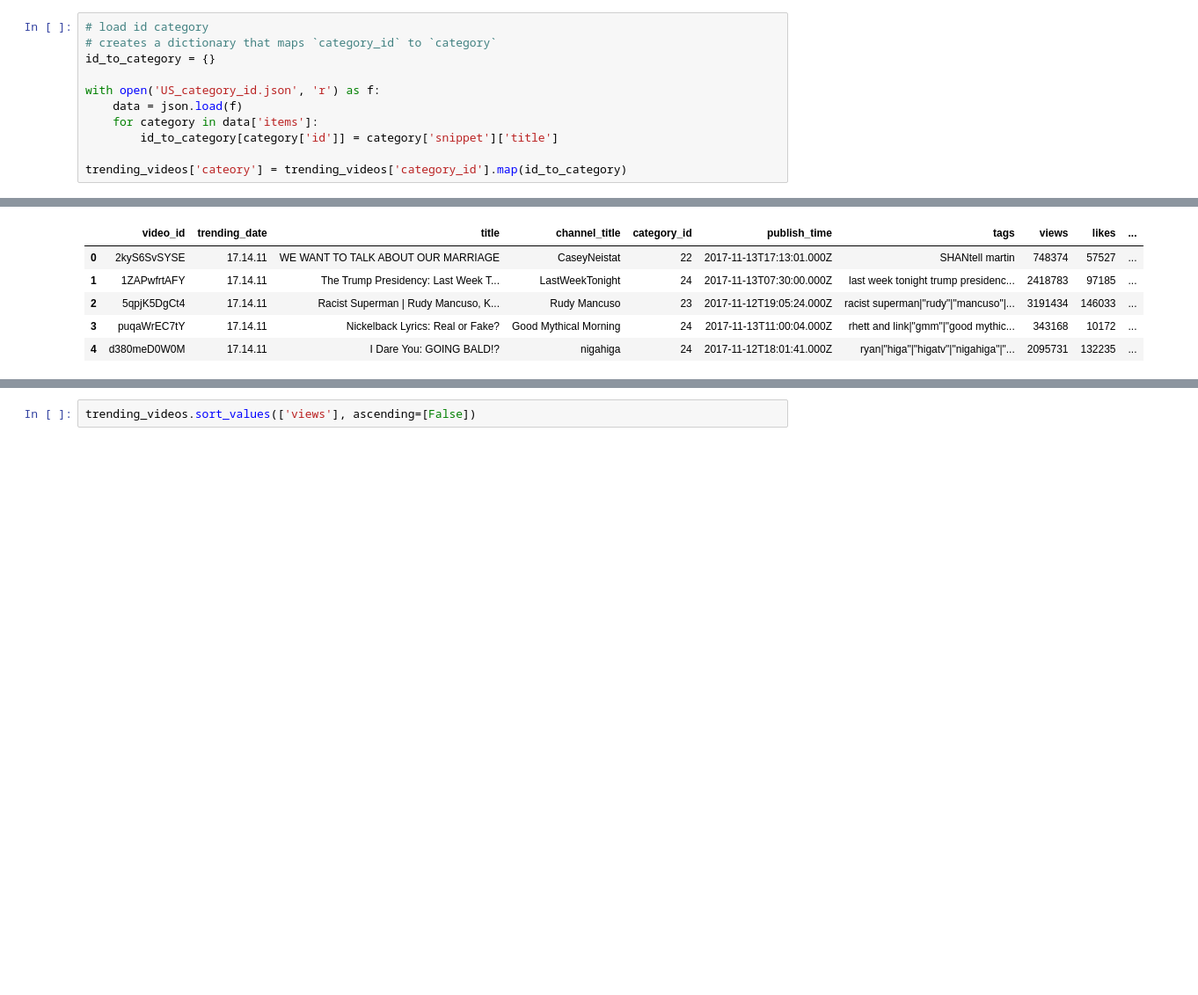
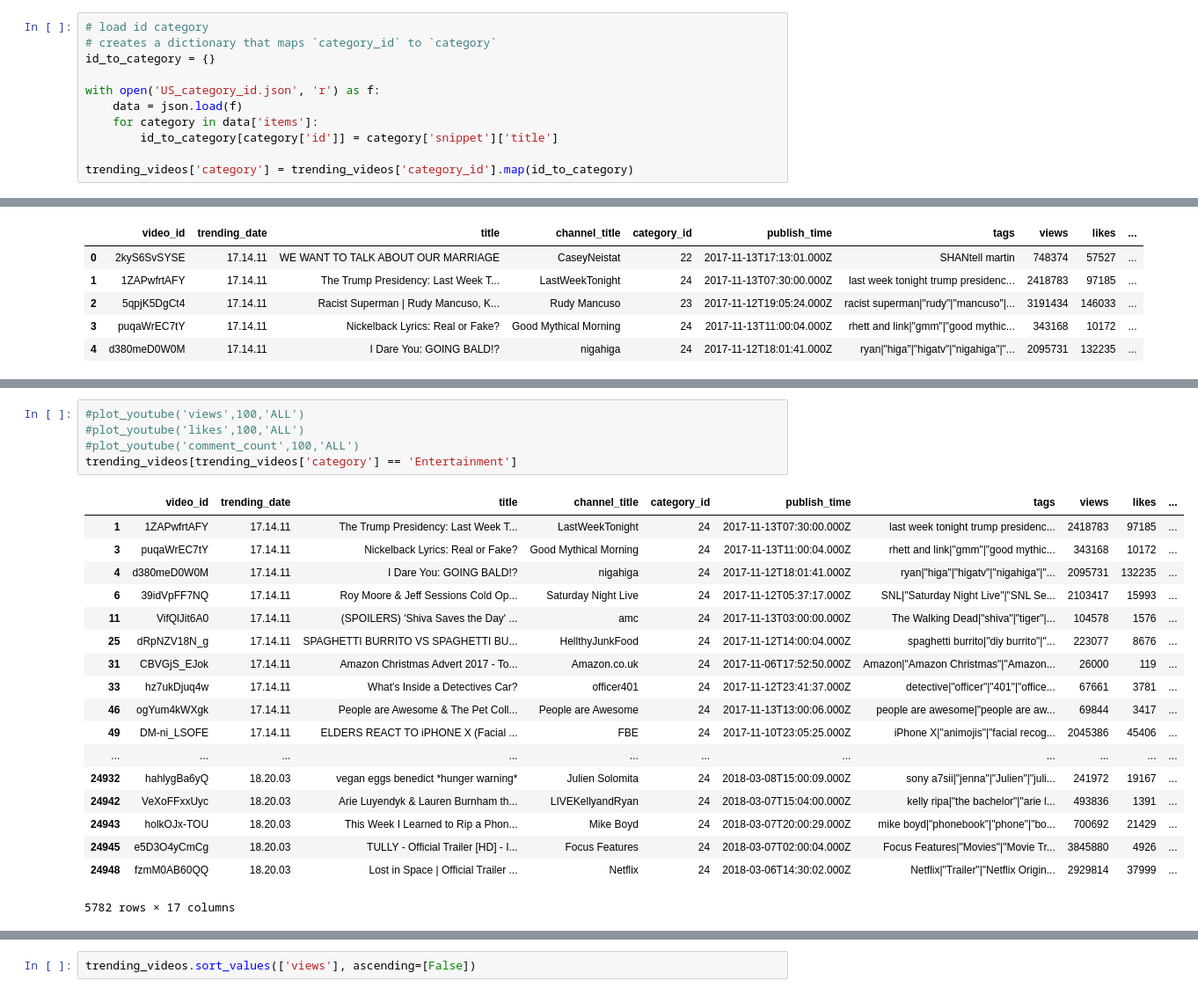
Before and after one commit to louiskonig/best-words-on-youtube-titles, a Jupyter notebook: Best_Youtube_Titles.ipynb, the cells around one changed output, grey strips where cells are left out. Shown at 88% size. Drawn from its saved outputs; the diff is of its cells as text; blank space fills up the shorter version.

```diff
--- a/Best_Youtube_Titles.ipynb
+++ b/Best_Youtube_Titles.ipynb
@@ -53,7 +51,7 @@ with open('US_category_id.json', 'r') as f:
     for category in data['items']:
         id_to_category[category['id']] = category['snippet']['title']
 
-trending_videos['cateory'] = trending_videos['category_id'].map(id_to_category)
+trending_videos['category'] = trending_videos['category_id'].map(id_to_category)
 # %%
 trending_videos.head()
 # %% [output]
@@ -75 +76,25 @@ sns.set(style="darkgrid")
+# %%
+#plot_youtube('views',100,'ALL')
+#plot_youtube('likes',100,'ALL')
+#plot_youtube('comment_count',100,'ALL')
+trending_videos[trending_videos['category'] == 'Entertainment']
+# %% [output]
+|  | video_id | trending_date | title | channel_title | category_id | publish_time | tags | views | likes | ... |
+| 1 | 1ZAPwfrtAFY | 17.14.11 | The Trump Presidency: Last Week T... | LastWeekTonight | 24 | 2017-11-13T07:30:00.000Z | last week tonight trump presidenc... | 2418783 | 97185 | ... |
+| 3 | puqaWrEC7tY | 17.14.11 | Nickelback Lyrics: Real or Fake? | Good Mythical Morning | 24 | 2017-11-13T11:00:04.000Z | rhett and link|"gmm"|"good mythic... | 343168 | 10172 | ... |
+| 4 | d380meD0W0M | 17.14.11 | I Dare You: GOING BALD!? | nigahiga | 24 | 2017-11-12T18:01:41.000Z | ryan|"higa"|"higatv"|"nigahiga"|"... | 2095731 | 132235 | ... |
+| 6 | 39idVpFF7NQ | 17.14.11 | Roy Moore & Jeff Sessions Cold Op... | Saturday Night Live | 24 | 2017-11-12T05:37:17.000Z | SNL|"Saturday Night Live"|"SNL Se... | 2103417 | 15993 | ... |
+| 11 | VifQlJit6A0 | 17.14.11 | (SPOILERS) 'Shiva Saves the Day' ... | amc | 24 | 2017-11-13T03:00:00.000Z | The Walking Dead|"shiva"|"tiger"|... | 104578 | 1576 | ... |
+| 25 | dRpNZV18N_g | 17.14.11 | SPAGHETTI BURRITO VS SPAGHETTI BU... | HellthyJunkFood | 24 | 2017-11-12T14:00:04.000Z | spaghetti burrito|"diy burrito"|"... | 223077 | 8676 | ... |
+| 31 | CBVGjS_EJok | 17.14.11 | Amazon Christmas Advert 2017 - To... | Amazon.co.uk | 24 | 2017-11-06T17:52:50.000Z | Amazon|"Amazon Christmas"|"Amazon... | 26000 | 119 | ... |
+| 33 | hz7ukDjuq4w | 17.14.11 | What's Inside a Detectives Car? | officer401 | 24 | 2017-11-12T23:41:37.000Z | detective|"officer"|"401"|"office... | 67661 | 3781 | ... |
+| 46 | ogYum4kWXgk | 17.14.11 | People are Awesome & The Pet Coll... | People are Awesome | 24 | 2017-11-13T13:00:06.000Z | people are awesome|"people are aw... | 69844 | 3417 | ... |
+| 49 | DM-ni_LSOFE | 17.14.11 | ELDERS REACT TO iPHONE X (Facial ... | FBE | 24 | 2017-11-10T23:05:25.000Z | iPhone X|"animojis"|"facial recog... | 2045386 | 45406 | ... |
+| ... | ... | ... | ... | ... | ... | ... | ... | ... | ... | ... |
+| 24932 | hahlygBa6yQ | 18.20.03 | vegan eggs benedict *hunger warning* | Julien Solomita | 24 | 2018-03-08T15:00:09.000Z | sony a7sii|"jenna"|"Julien"|"juli... | 241972 | 19167 | ... |
+| 24942 | VeXoFFxxUyc | 18.20.03 | Arie Luyendyk & Lauren Burnham th... | LIVEKellyandRyan | 24 | 2018-03-07T15:04:00.000Z | kelly ripa|"the bachelor"|"arie l... | 493836 | 1391 | ... |
+| 24943 | holkOJx-TOU | 18.20.03 | This Week I Learned to Rip a Phon... | Mike Boyd | 24 | 2018-03-07T20:00:29.000Z | mike boyd|"phonebook"|"phone"|"bo... | 700692 | 21429 | ... |
+| 24945 | e5D3O4yCmCg | 18.20.03 | TULLY - Official Trailer [HD] - I... | Focus Features | 24 | 2018-03-07T02:00:04.000Z | Focus Features|"Movies"|"Movie Tr... | 3845880 | 4926 | ... |
+| 24948 | fzmM0AB60QQ | 18.20.03 | Lost in Space | Official Trailer ... | Netflix | 24 | 2018-03-06T14:30:02.000Z | Netflix|"Trailer"|"Netflix Origin... | 2929814 | 37999 | ... |
+5782 rows × 17 columns
 # %%
```
Also changed, not shown: parts of 9 cells of this notebook.
